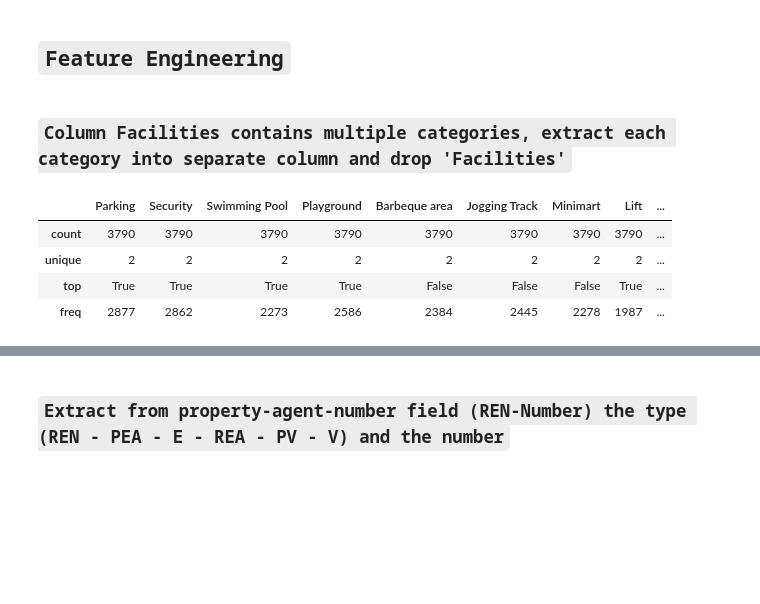
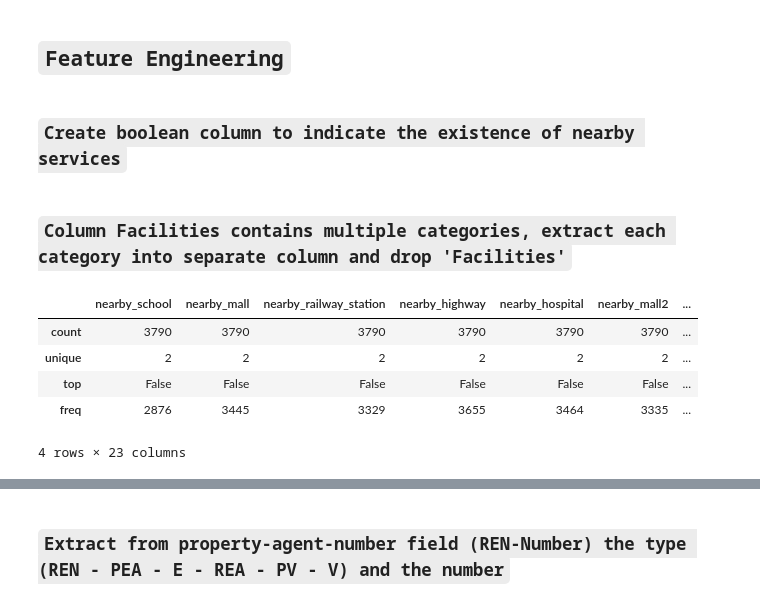
Before and after one commit to aahmedsherif/FinalProject, a Jupyter notebook: script.ipynb, the cells around one changed output, grey strips where cells are left out. Cells and saved outputs as stored; diff of their text form; code cells hidden in the pictures; blank space fills up the shorter version.

```diff
--- a/script.ipynb
+++ b/script.ipynb
@@ -155,7 +157,7 @@ dtype: float64
 # %% [markdown]
 ### `Drop columns that have nullable values more than 70% of its size`
 # %%
-empty_cells_percentages = df.isna().sum().sort_values(ascending=False) / df.shape[0]
-columns = empty_cells_percentages[empty_cells_percentages > 0.7].index
-df.drop(columns, axis=1, inplace=True)
-df.shape
+# empty_cells_percentages = df.isna().sum().sort_values(ascending=False) / df.shape[0]
+# columns = empty_cells_percentages[empty_cells_percentages > 0.7].index
+# df.drop(columns, axis=1, inplace=True)
+# df.shape
@@ -215,35 +215,52 @@ df['total_units'] = df['total_units'].astype('Int64')
 df['parking_lot'] = df['parking_lot'].astype('Int64')
 # %% [markdown]
 ## `Feature Engineering`
+# %% [markdown]
+### `Create boolean column to indicate the existence of nearby services`
+# %%
+df['nearby_highway'] = df['highway'].isna() == False
+df['nearby_hospital'] = df['hospital'].isna() == False
+df['nearby_railway_station'] = df['nearby_railway_station'].isna() == False
+df['nearby_mall'] = df['nearby_mall'].isna() == False
+df['nearby_mall2'] = df['mall'].isna() == False
+df['nearby_railway_station'] = df['railway_station'].isna() == False
+df['nearby_school'] = df['nearby_school'].isna() == False
+df['nearby_bus_stop'] = df['bus_stop'].isna() == False
+df['nearby_park'] = df['park'].isna() == False
+df['nearby_school'] = df['school'].isna() == False
+
+df.drop(columns=['highway', 'hospital', 'mall', 'railway_station', 'bus_stop', 'park', 'school'], axis=1, inplace=True)
 # %% [markdown]
 ### `Column Facilities contains multiple categories, extract each category into separate column and drop 'Facilities'`
 # %%
 def split_facilities_into_separate_columns(df):
     for index in df.index:
         facilities = df.loc[index, 'facilities']
 
         if type(facilities) == str:
 
             parts = facilities.split(',')
 
             # loop on each facility
             for part in parts:
                 part = part.strip()
 
-                if part not in df.columns:
+                col_name = 'facility_' + part
+                if col_name not in df.columns:
                     # initialize new column with value False
-                    df.loc[:, part] = False
+                    df.loc[:, col_name] = False
 
                 # indicate that the current row has this facility
-                df.loc[index, part] = True
+                df.loc[index, col_name] = True
     return df
 
 df = split_facilities_into_separate_columns(df)
 df.describe(include='bool')
 # %% [output]
-|  | Parking | Security | Swimming Pool | Playground | Barbeque area | Jogging Track | Minimart | Lift | ... |
-| count | 3790 | 3790 | 3790 | 3790 | 3790 | 3790 | 3790 | 3790 | ... |
-| unique | 2 | 2 | 2 | 2 | 2 | 2 | 2 | 2 | ... |
-| top | True | True | True | True | False | False | False | True | ... |
-| freq | 2877 | 2862 | 2273 | 2586 | 2384 | 2445 | 2278 | 1987 | ... |
+|  | nearby_school | nearby_mall | nearby_railway_station | nearby_highway | nearby_hospital | nearby_mall2 | ... |
+| count | 3790 | 3790 | 3790 | 3790 | 3790 | 3790 | ... |
+| unique | 2 | 2 | 2 | 2 | 2 | 2 | ... |
+| top | False | False | False | False | False | False | ... |
+| freq | 2876 | 3445 | 3329 | 3655 | 3464 | 3335 | ... |
+4 rows × 23 columns
 # %%
```
Also changed, not shown: parts of 41 cells of this notebook.
